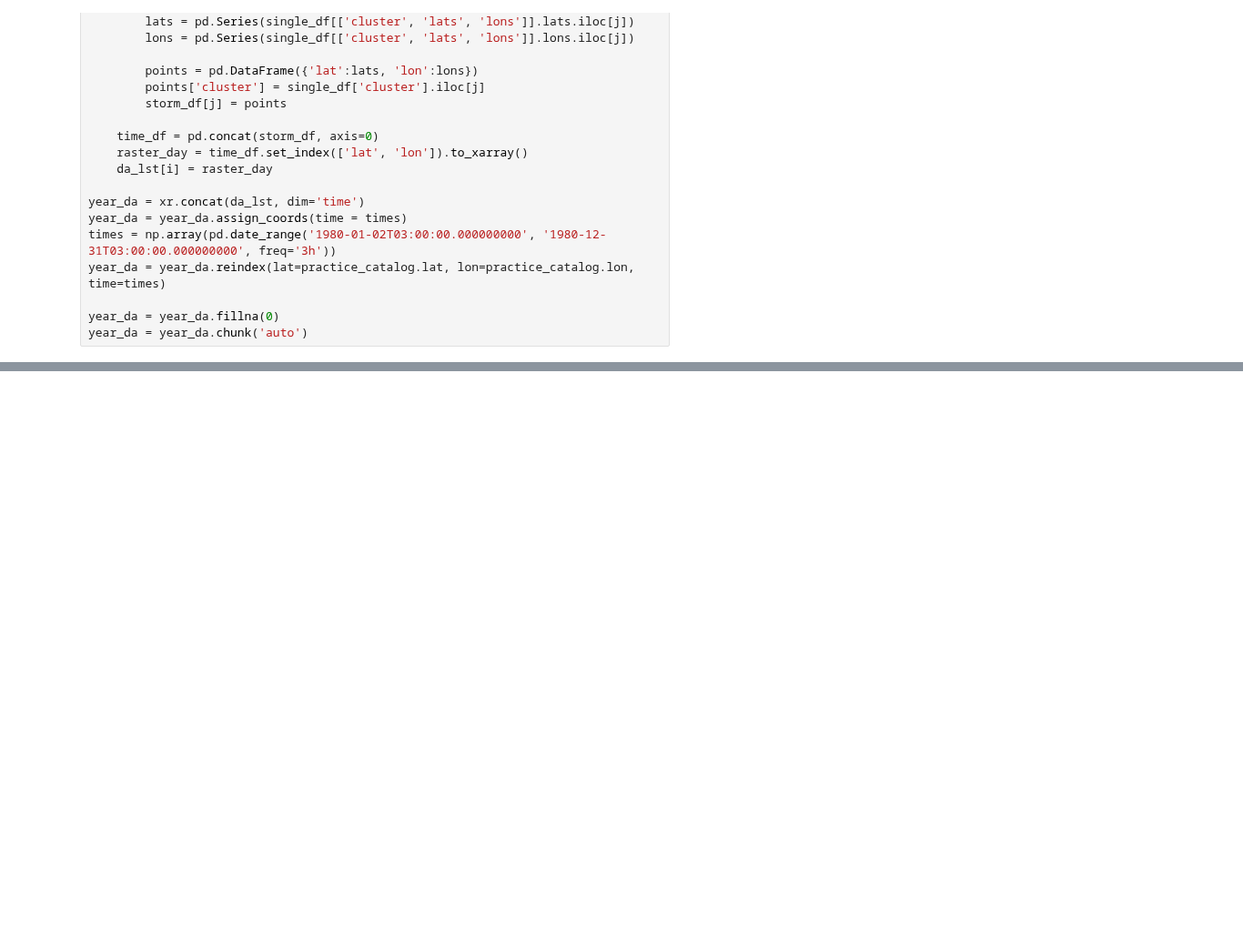
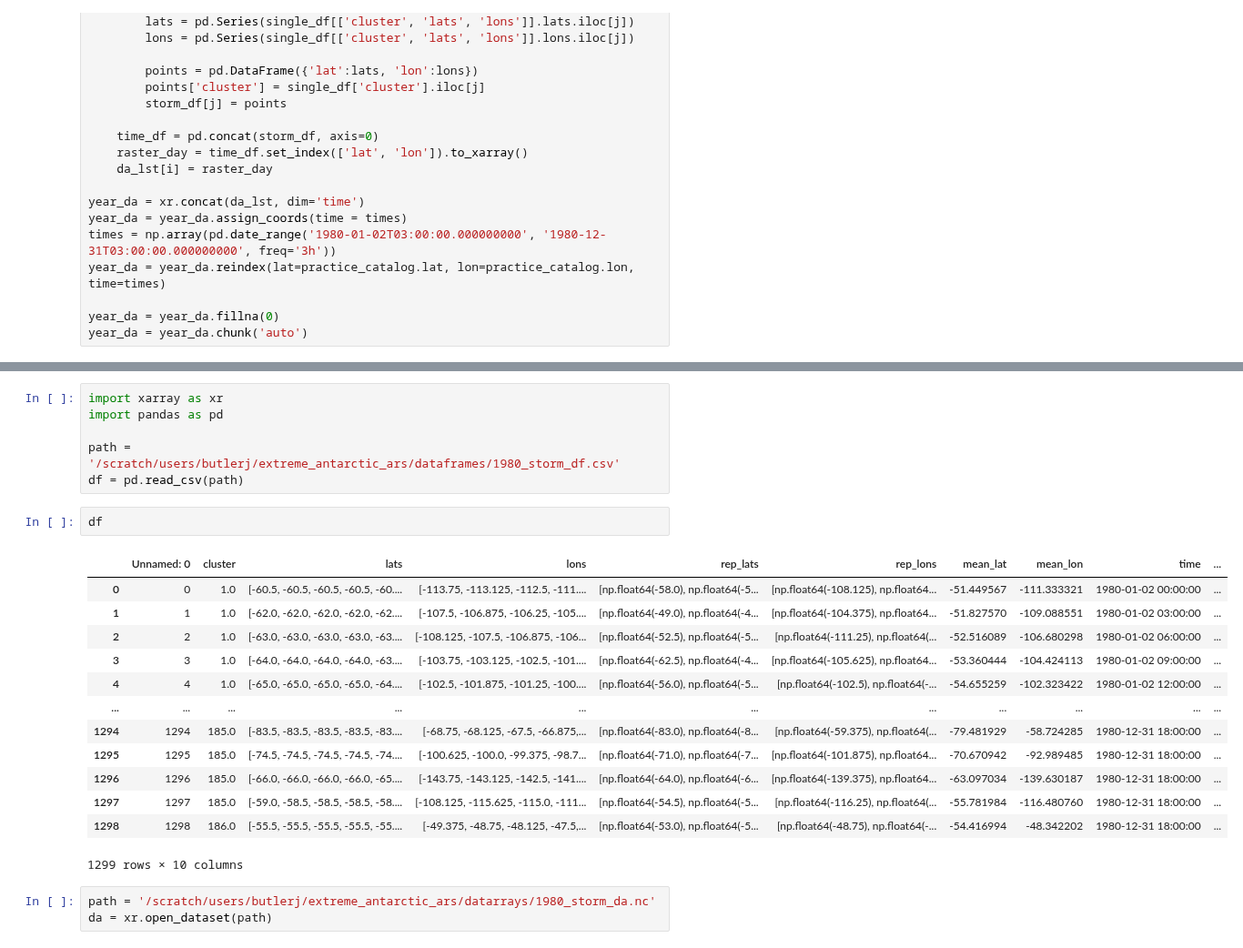
Before and after one commit to jbbutler/extreme_antarctic_ARs, a Jupyter notebook: notebooks/identifier.ipynb, the cells around one changed output, grey strips where cells are left out. Shown at 91% size. Saved outputs shown, nothing was run; the diff lists cells and outputs as text; blank space fills up the shorter version.

```diff
--- a/notebooks/identifier.ipynb
+++ b/notebooks/identifier.ipynb
@@ -419,0 +587,25 @@ array(['1981-01-01T00:00:00.000000000', '1981-01-01T03:00:00.000000000',
+# %%
+import xarray as xr
+import pandas as pd
+
+path = '/scratch/users/butlerj/extreme_antarctic_ars/dataframes/1980_storm_df.csv'
+df = pd.read_csv(path)
+# %%
+df
+# %% [output]
+|  | Unnamed: 0 | cluster | lats | lons | rep_lats | rep_lons | mean_lat | mean_lon | time | ... |
+| 0 | 0 | 1.0 | [-60.5, -60.5, -60.5, -60.5, -60.... | [-113.75, -113.125, -112.5, -111.... | [np.float64(-58.0), np.float64(-5... | [np.float64(-108.125), np.float64... | -51.449567 | -111.333321 | 1980-01-02 00:00:00 | ... |
+| 1 | 1 | 1.0 | [-62.0, -62.0, -62.0, -62.0, -62.... | [-107.5, -106.875, -106.25, -105.... | [np.float64(-49.0), np.float64(-4... | [np.float64(-104.375), np.float64... | -51.827570 | -109.088551 | 1980-01-02 03:00:00 | ... |
+| 2 | 2 | 1.0 | [-63.0, -63.0, -63.0, -63.0, -63.... | [-108.125, -107.5, -106.875, -106... | [np.float64(-52.5), np.float64(-5... | [np.float64(-111.25), np.float64(... | -52.516089 | -106.680298 | 1980-01-02 06:00:00 | ... |
+| 3 | 3 | 1.0 | [-64.0, -64.0, -64.0, -64.0, -63.... | [-103.75, -103.125, -102.5, -101.... | [np.float64(-62.5), np.float64(-4... | [np.float64(-105.625), np.float64... | -53.360444 | -104.424113 | 1980-01-02 09:00:00 | ... |
+| 4 | 4 | 1.0 | [-65.0, -65.0, -65.0, -65.0, -64.... | [-102.5, -101.875, -101.25, -100.... | [np.float64(-56.0), np.float64(-5... | [np.float64(-102.5), np.float64(-... | -54.655259 | -102.323422 | 1980-01-02 12:00:00 | ... |
+| ... | ... | ... | ... | ... | ... | ... | ... | ... | ... | ... |
+| 1294 | 1294 | 185.0 | [-83.5, -83.5, -83.5, -83.5, -83.... | [-68.75, -68.125, -67.5, -66.875,... | [np.float64(-83.0), np.float64(-8... | [np.float64(-59.375), np.float64(... | -79.481929 | -58.724285 | 1980-12-31 18:00:00 | ... |
+| 1295 | 1295 | 185.0 | [-74.5, -74.5, -74.5, -74.5, -74.... | [-100.625, -100.0, -99.375, -98.7... | [np.float64(-71.0), np.float64(-7... | [np.float64(-101.875), np.float64... | -70.670942 | -92.989485 | 1980-12-31 18:00:00 | ... |
+| 1296 | 1296 | 185.0 | [-66.0, -66.0, -66.0, -66.0, -65.... | [-143.75, -143.125, -142.5, -141.... | [np.float64(-64.0), np.float64(-6... | [np.float64(-139.375), np.float64... | -63.097034 | -139.630187 | 1980-12-31 18:00:00 | ... |
+| 1297 | 1297 | 185.0 | [-59.0, -58.5, -58.5, -58.5, -58.... | [-108.125, -115.625, -115.0, -111... | [np.float64(-54.5), np.float64(-5... | [np.float64(-116.25), np.float64(... | -55.781984 | -116.480760 | 1980-12-31 18:00:00 | ... |
+| 1298 | 1298 | 186.0 | [-55.5, -55.5, -55.5, -55.5, -55.... | [-49.375, -48.75, -48.125, -47.5,... | [np.float64(-53.0), np.float64(-5... | [np.float64(-48.75), np.float64(-... | -54.416994 | -48.342202 | 1980-12-31 18:00:00 | ... |
+1299 rows × 10 columns
+# %%
+path = '/scratch/users/butlerj/extreme_antarctic_ars/datarrays/1980_storm_da.nc'
+da = xr.open_dataset(path)
```
Also changed, not shown: parts of 17 cells of this notebook, 8 other files.
